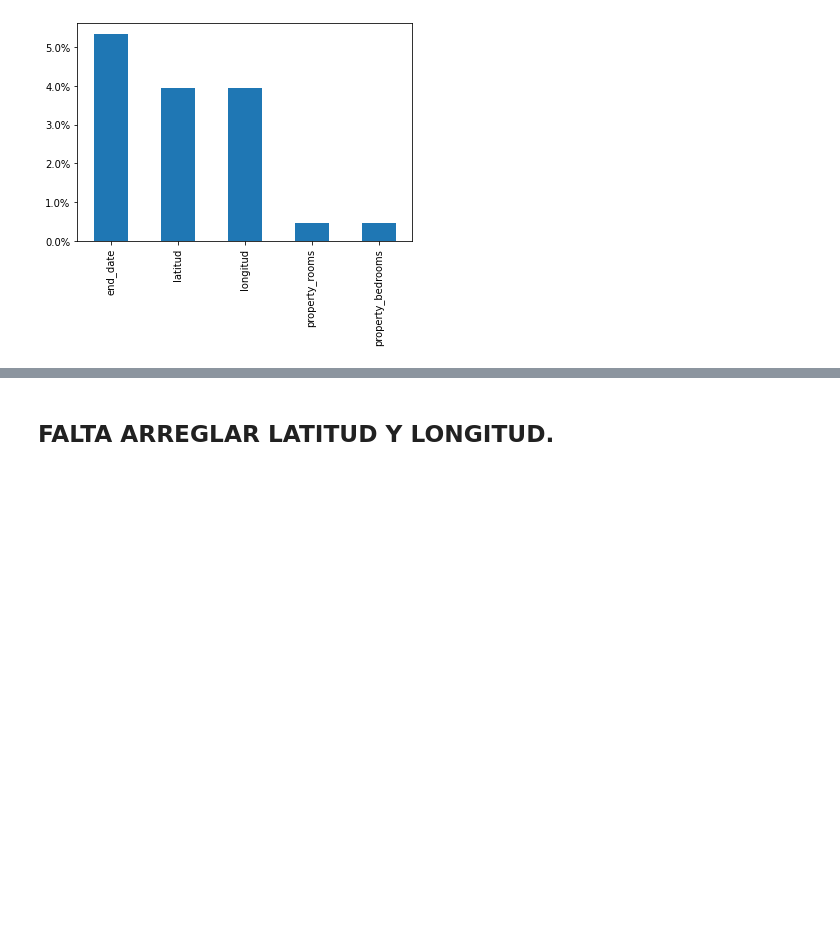
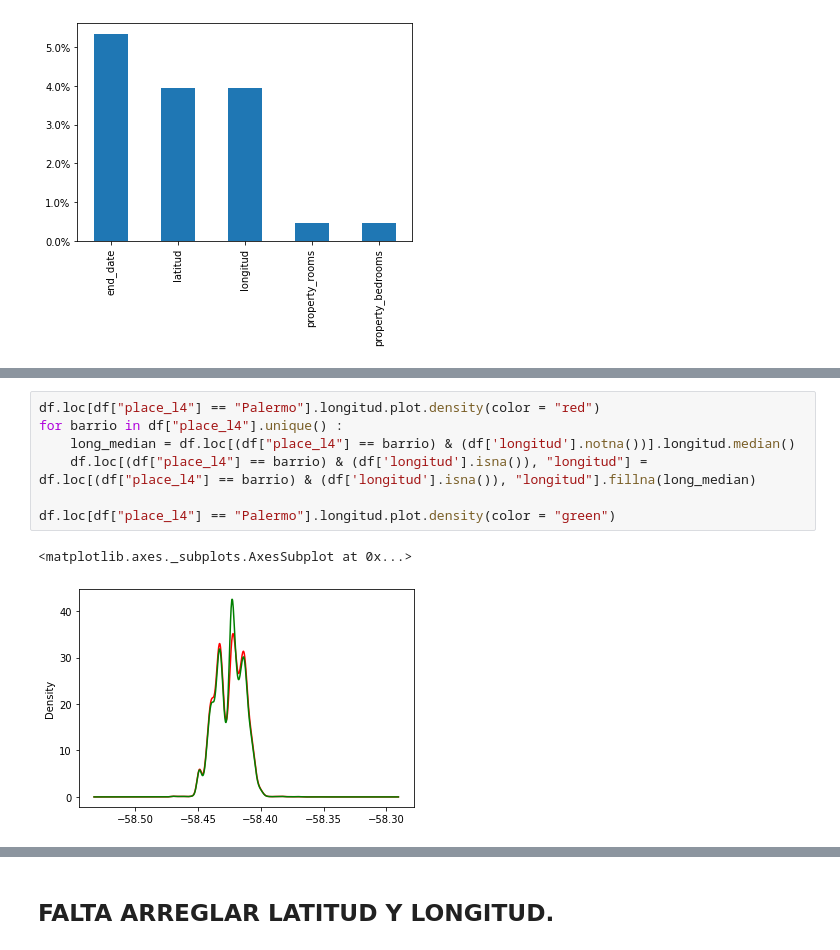
Before and after one commit to valencorrea/7506R-2C2022-GRUPO14, a Jupyter notebook: 7506R_TP1_GRUPO14_ENTREGA_ds.ipynb, the cells around one changed output, grey strips where cells are left out. Drawn from its saved outputs; the diff is of its cells as text; blank space fills up the shorter version.

```diff
--- a/7506R_TP1_GRUPO14_ENTREGA_ds.ipynb
+++ b/7506R_TP1_GRUPO14_ENTREGA_ds.ipynb
@@ -368,0 +381,10 @@ ax.yaxis.set_major_formatter(PercentFormatter())
+# %%
+df.loc[df["place_l4"] == "Palermo"].longitud.plot.density(color = "red")
+for barrio in df["place_l4"].unique() :
+    long_median = df.loc[(df["place_l4"] == barrio) & (df['longitud'].notna())].longitud.median()
+    df.loc[(df["place_l4"] == barrio) & (df['longitud'].isna()), "longitud"] = df.loc[(df["place_l4"] == barrio) & (df['longitud'].isna()), "longitud"].fillna(long_median)
+
+df.loc[df["place_l4"] == "Palermo"].longitud.plot.density(color = "green")
+# %% [output]
+<matplotlib.axes._subplots.AxesSubplot at 0x...>
+[figure, added]
```
Also changed, not shown: parts of 68 cells of this notebook.
